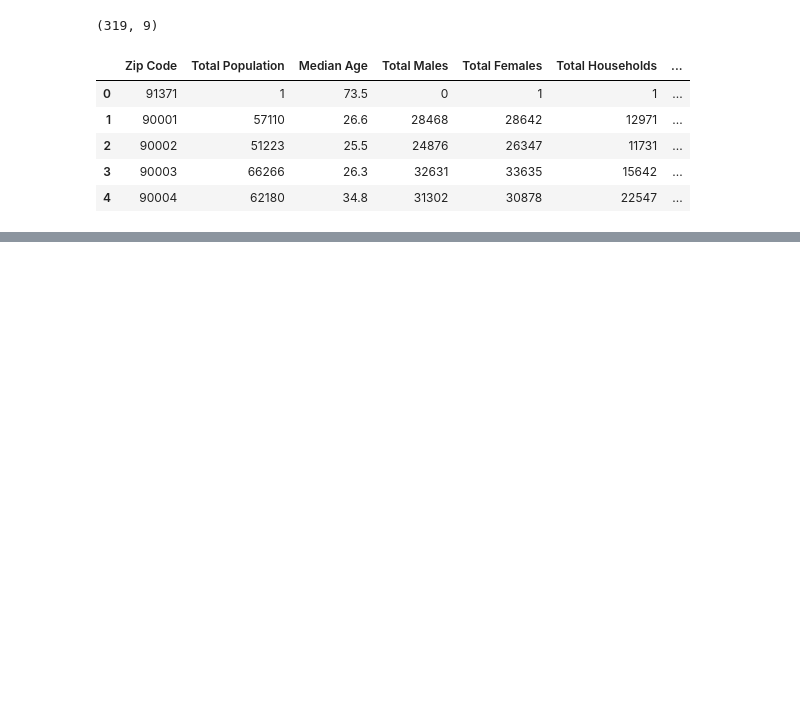
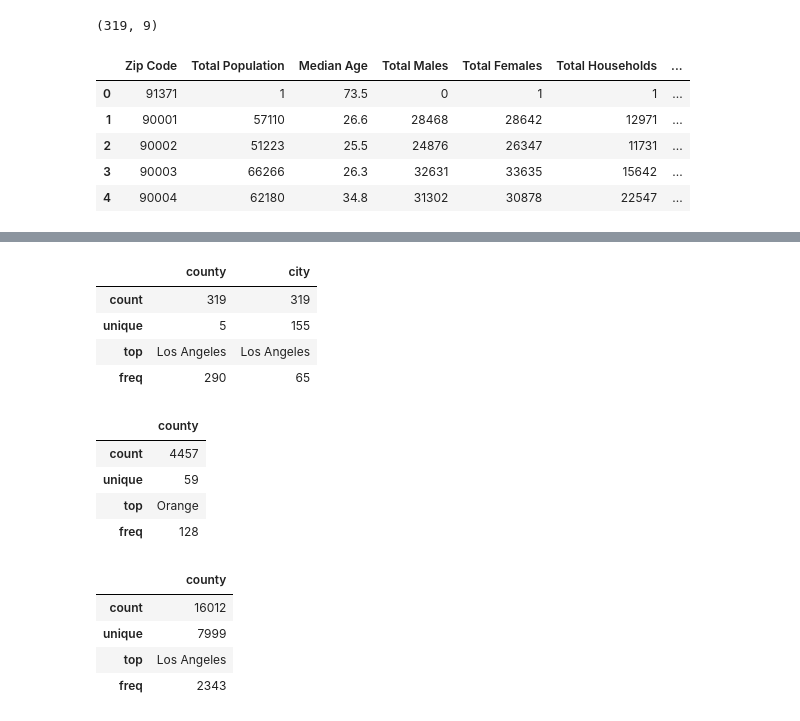
Before and after one commit to salma71/COVID_-LA, a Jupyter notebook: data_expolration.ipynb, the cells around one changed output, grey strips where cells are left out. Cells and saved outputs as stored; diff of their text form; code cells hidden in the pictures; blank space fills up the shorter version.

```diff
--- a/data_expolration.ipynb
+++ b/data_expolration.ipynb
@@ -191,0 +213,20 @@ places_tot.shape
+# %%
+display(census[['county', 'city']].describe())
+display(cases_by_county[['county']].describe())
+display(asthma_by_age[['county']].describe())
+# %% [output]
+|  | county | city |
+| count | 319 | 319 |
+| unique | 5 | 155 |
+| top | Los Angeles | Los Angeles |
+| freq | 290 | 65 |
+|  | county |
+| count | 4457 |
+| unique | 59 |
+| top | Orange |
+| freq | 128 |
+|  | county |
+| count | 16012 |
+| unique | 7999 |
+| top | Los Angeles |
+| freq | 2343 |
```
Also changed, not shown: parts of 4 cells of this notebook.
